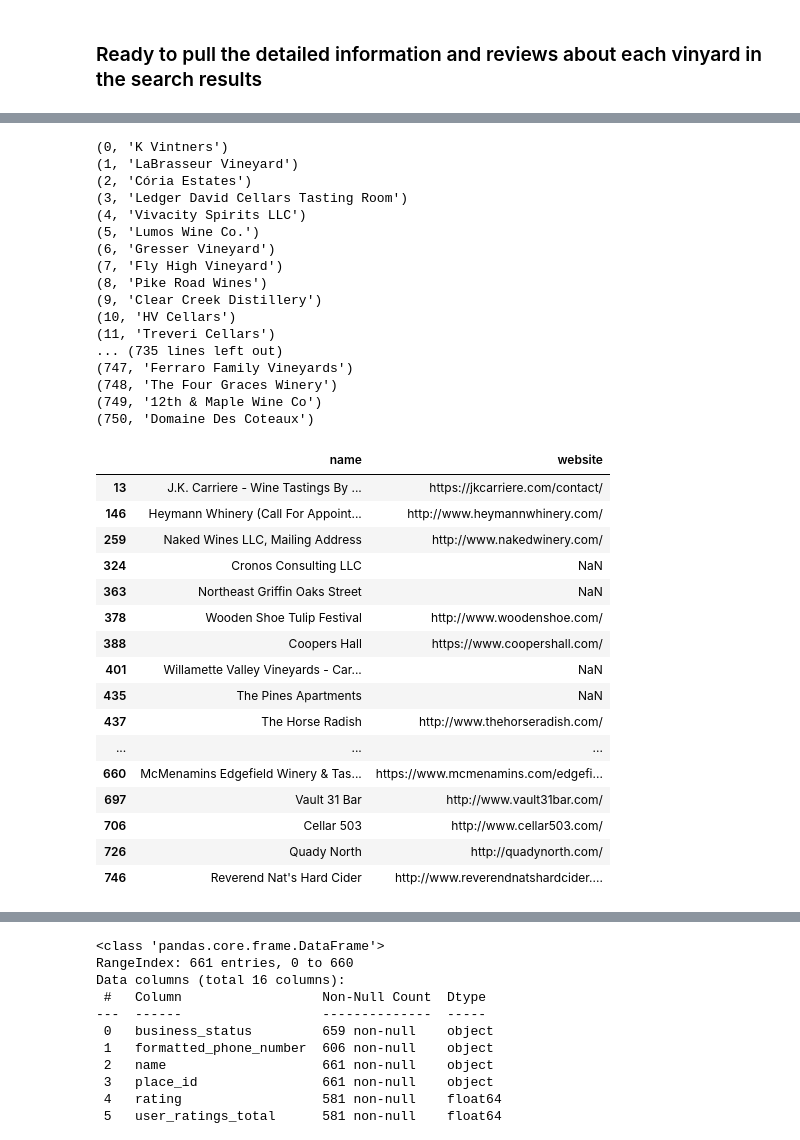
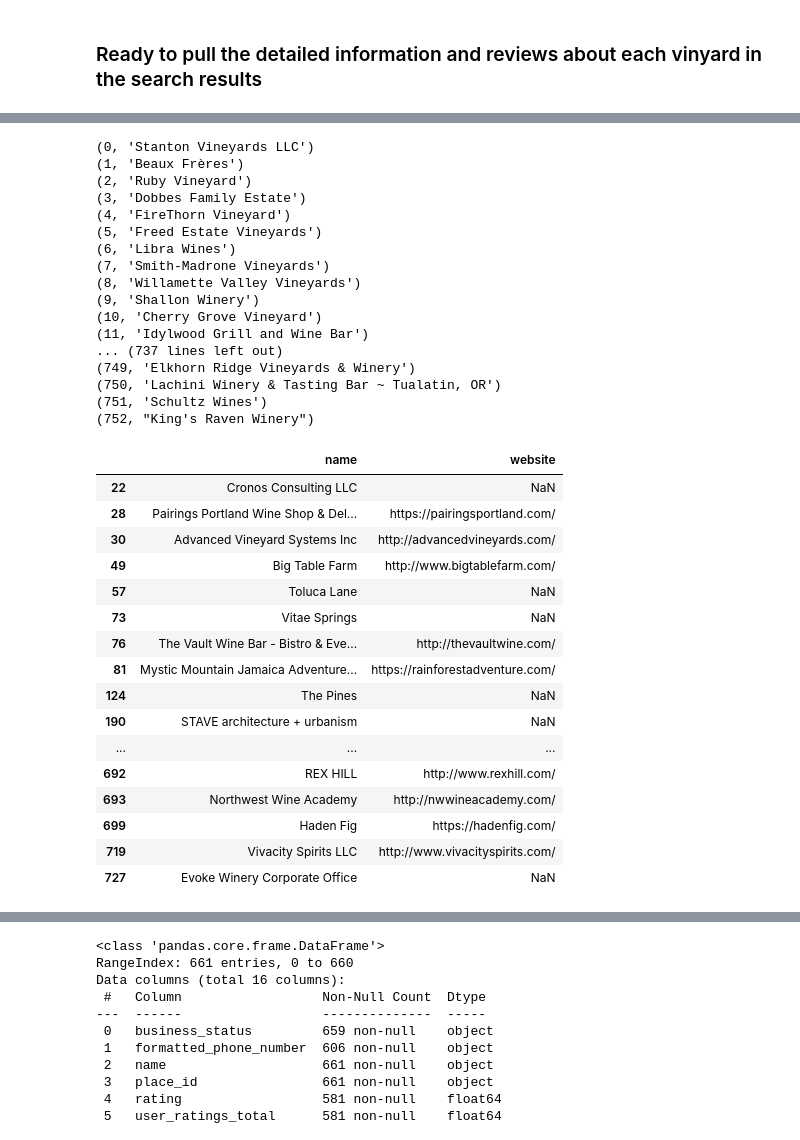
Before and after one commit to Bag0niku/Oregon_Wine, a Jupyter notebook: data/nick_testing_google_places_api.ipynb, the cells around one changed output, grey strips where cells are left out. Drawn from its saved outputs; the diff is of its cells as text; code cells hidden in the pictures.

```diff
--- a/data/nick_testing_google_places_api.ipynb
+++ b/data/nick_testing_google_places_api.ipynb
@@ -128,7 +128,7 @@ areas_to_search = ["44.273518,-123.271058", # Just North of Junction City
 # payload is a dictionary that holds the parameters and their values
 
 payload = {"keyword":"Vineyards",
-           'radius':"20000", "key":config.gkey,
+           'radius':"20000", "key":gkey,
            "location":"45.632858,-121.511857",
            "inputtype":"textquery",
            "input":"Wy'East Vineyards",
@@ -797,43 +802,43 @@ geometry_df
 for name in enumerate(details_df["name"]):
     print(name)
 # %% [output]
-(0, 'K Vintners')
-(1, 'LaBrasseur Vineyard')
-(2, 'Cória Estates')
-(3, 'Ledger David Cellars Tasting Room')
-(4, 'Vivacity Spirits LLC')
-(5, 'Lumos Wine Co.')
-(6, 'Gresser Vineyard')
-(7, 'Fly High Vineyard')
-(8, 'Pike Road Wines')
-(9, 'Clear Creek Distillery')
-(10, 'HV Cellars')
-(11, 'Treveri Cellars')
-... (735 lines left out)
-(747, 'Ferraro Family Vineyards')
-(748, 'The Four Graces Winery')
-(749, '12th & Maple Wine Co')
-(750, 'Domaine Des Coteaux')
+(0, 'Stanton Vineyards LLC')
+(1, 'Beaux Frères')
+(2, 'Ruby Vineyard')
+(3, 'Dobbes Family Estate')
+(4, 'FireThorn Vineyard')
+(5, 'Freed Estate Vineyards')
+(6, 'Libra Wines')
+(7, 'Smith-Madrone Vineyards')
+(8, 'Willamette Valley Vineyards')
+(9, 'Shallon Winery')
+(10, 'Cherry Grove Vineyard')
+(11, 'Idylwood Grill and Wine Bar')
+... (737 lines left out)
+(749, 'Elkhorn Ridge Vineyards & Winery')
+(750, 'Lachini Winery & Tasting Bar ~ Tualatin, OR')
+(751, 'Schultz Wines')
+(752, "King's Raven Winery")
 # %%
 ## Based on the business names alone, some need cleaned or investigated.
 ##
-details_df.loc[[13,146,259, 324,363,378,388,401,435,437,471,477,492,506,507,515,534,536,545,571,606,634,660,697,706,726,746], ['name', 'website']]
+details_df.loc[[22, 28,30,49,57,73,76,81,124,190,194,195,216,222,223,269,305,326,343,353,355,362,363,370,412,419,458,461,471,484,485,487,496,526,528,537,555, 584,608,629,640,657,664,668,670,692,693,699,719,727], ['name', 'website']]
 # %% [output]
 |  | name | website |
-| 13 | J.K. Carriere - Wine Tastings By ... | https://jkcarriere.com/contact/ |
-| 146 | Heymann Whinery (Call For Appoint... | http://www.heymannwhinery.com/ |
-| 259 | Naked Wines LLC, Mailing Address | http://www.nakedwinery.com/ |
-| 324 | Cronos Consulting LLC | NaN |
-| 363 | Northeast Griffin Oaks Street | NaN |
-| 378 | Wooden Shoe Tulip Festival | http://www.woodenshoe.com/ |
-| 388 | Coopers Hall | https://www.coopershall.com/ |
-| 401 | Willamette Valley Vineyards - Car... | NaN |
-| 435 | The Pines Apartments | NaN |
-| 437 | The Horse Radish | http://www.thehorseradish.com/ |
+| 22 | Cronos Consulting LLC | NaN |
+| 28 | Pairings Portland Wine Shop & Del... | https://pairingsportland.com/ |
+| 30 | Advanced Vineyard Systems Inc | http://advancedvineyards.com/ |
+| 49 | Big Table Farm | http://www.bigtablefarm.com/ |
+| 57 | Toluca Lane | NaN |
+| 73 | Vitae Springs | NaN |
+| 76 | The Vault Wine Bar - Bistro & Eve... | http://thevaultwine.com/ |
+| 81 | Mystic Mountain Jamaica Adventure... | https://rainforestadventure.com/ |
+| 124 | The Pines | NaN |
+| 190 | STAVE architecture + urbanism | NaN |
 | ... | ... | ... |
-| 660 | McMenamins Edgefield Winery & Tas... | https://www.mcmenamins.com/edgefi... |
-| 697 | Vault 31 Bar | http://www.vault31bar.com/ |
-| 706 | Cellar 503 | http://www.cellar503.com/ |
-| 726 | Quady North | http://quadynorth.com/ |
-| 746 | Reverend Nat's Hard Cider | http://www.reverendnatshardcider.... |
+| 692 | REX HILL | http://www.rexhill.com/ |
+| 693 | Northwest Wine Academy | http://nwwineacademy.com/ |
+| 699 | Haden Fig | https://hadenfig.com/ |
+| 719 | Vivacity Spirits LLC | http://www.vivacityspirits.com/ |
+| 727 | Evoke Winery Corporate Office | NaN |
 # %%
```
Also changed, not shown: parts of 70 cells of this notebook, 2 other files.
